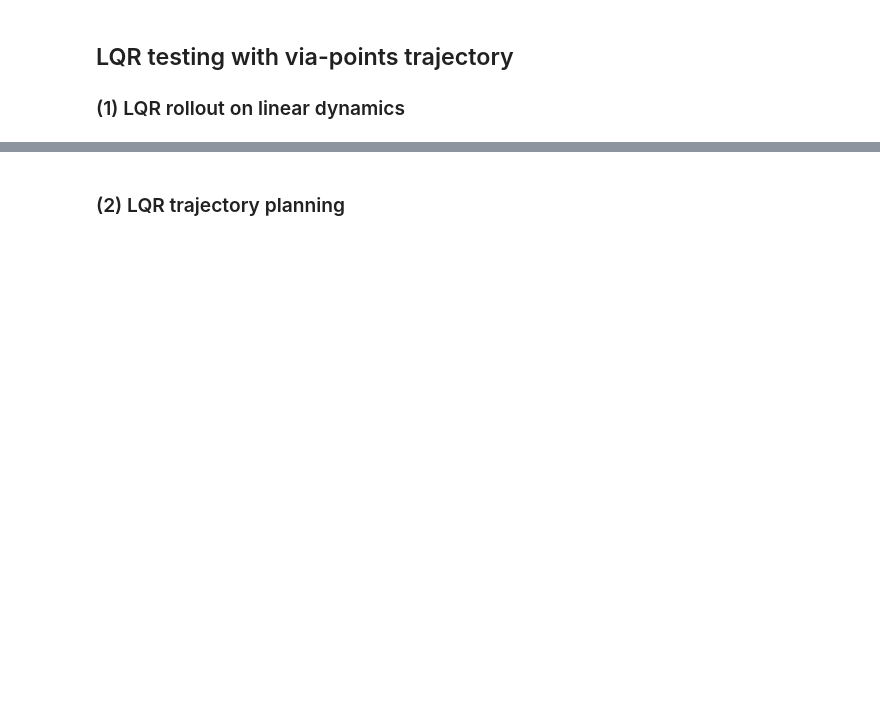
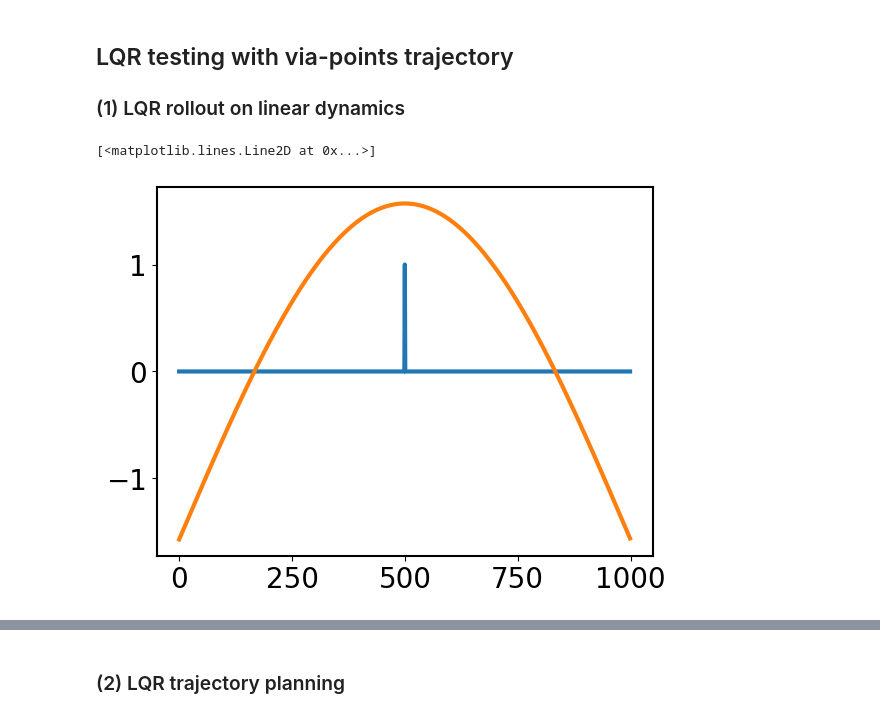
Before and after one commit to CedricFont/Subspace-learning-for-robot-application, a Jupyter notebook: LQR simulation/6_Testing_1D.ipynb, the cells around one changed output, grey strips where cells are left out. Saved outputs shown, nothing was run; the diff lists cells and outputs as text; code cells hidden in the pictures; blank space fills up the shorter version.

```diff
--- a/LQR simulation/6_Testing_1D.ipynb
+++ b/LQR simulation/6_Testing_1D.ipynb
@@ -357,4 +410,22 @@ print(original_cost)
 # %% [markdown]
 ## LQR testing with via-points trajectory
 ### (1) LQR rollout on linear dynamics
+# %%
+freq = .05
+dt = 1e-2
+period = 1/freq/dt
+pend3 = SimplePendulum(mass=1, length=1, time=np.arange(0,10,dt), X0=np.array([deg2rad(120),0]), dt=dt)
+pend = pend3
+pend.ref = np.zeros([2,pend.N])
+pend.ref[0,:] = sineReference(pend.N, pend.dt, period, 180, -90)
+precision = np.zeros(shape=[2,pend.N])
+nb = np.int(pend.N/(period/2))
+
+x_std = 1e6
+precision[0,np.int(period/4)::np.int(period/2)] = x_std*np.ones(nb)
+plt.plot(precision[0,:]/x_std)
+plt.plot(pend.ref[0,:])
+# %% [output]
+[<matplotlib.lines.Line2D at 0x...>]
+[figure, added]
 # %%
```
Also changed, not shown: parts of 7 cells of this notebook, 5 other files.
